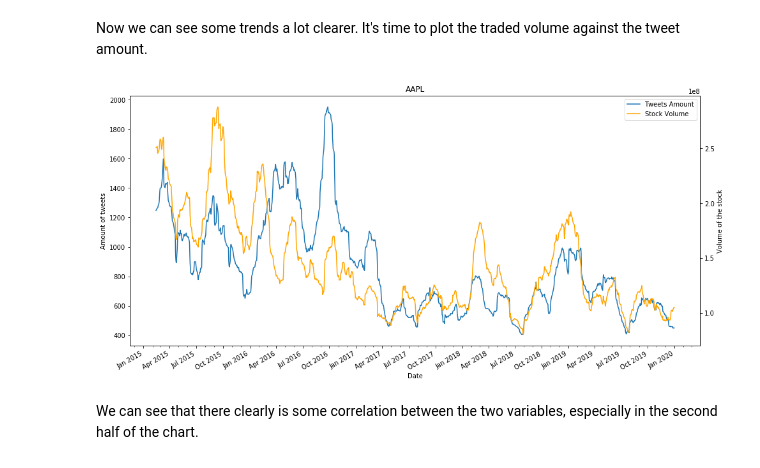
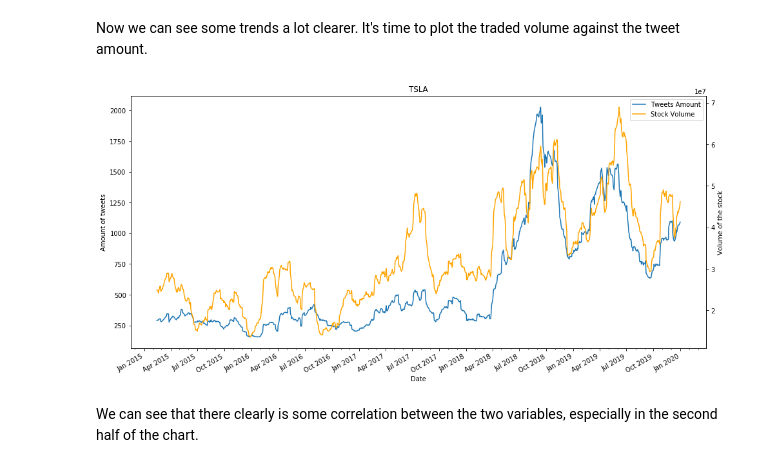
Before and after one commit to Kaloyan-Dimitrov/softuni-data-science-final-project, a Jupyter notebook: Tweets and a company's market value.ipynb, the cells around one changed output. Cells and saved outputs as stored; diff of their text form; code cells hidden in the pictures.

```diff
--- a/Tweets and a company's market value.ipynb
+++ b/Tweets and a company's market value.ipynb
@@ -551,9 +551,9 @@ def plot_tweets(ticker):
 
     plt.show()
 # %%
-plot_tweets('AAPL')
+plot_tweets('TSLA')
 # %% [output]
-[figure, old version]
+[figure, new version]
 # %% [markdown]
 We can see that there clearly is some correlation between the two variables, especially in the second half of the chart.
 # %% [markdown]
```
Also changed, not shown: parts of 3 cells of this notebook.
